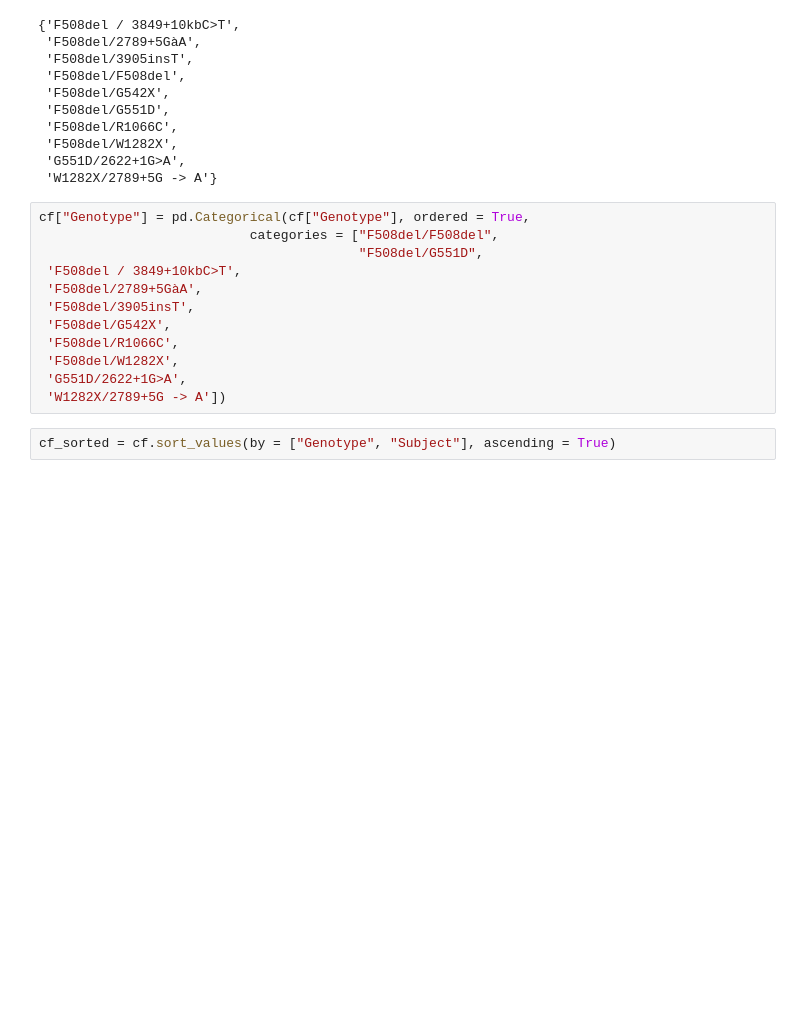
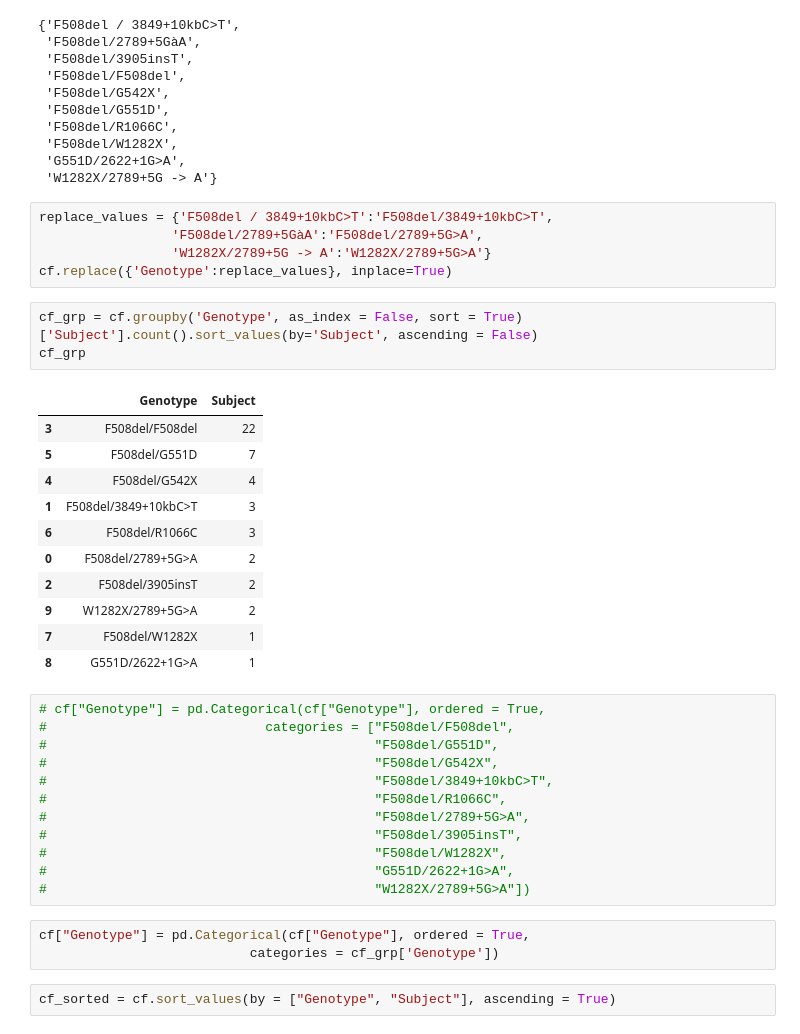
Before and after one commit to dinhtuanphan/MachineLearningForTherapies, a Jupyter notebook: CF.ipynb, the cells around one changed output. Cells and saved outputs as stored; diff of their text form; blank space fills up the shorter version.

```diff
--- a/CF.ipynb
+++ b/CF.ipynb
@@ -103,18 +87,41 @@ set(cf["Genotype"])
  'F508del/W1282X',
  'G551D/2622+1G>A',
  'W1282X/2789+5G -> A'}
+# %%
+replace_values = {'F508del / 3849+10kbC>T':'F508del/3849+10kbC>T',
+                 'F508del/2789+5GàA':'F508del/2789+5G>A',
+                 'W1282X/2789+5G -> A':'W1282X/2789+5G>A'}
+cf.replace({'Genotype':replace_values}, inplace=True)
+# %%
+cf_grp = cf.groupby('Genotype', as_index = False, sort = True)['Subject'].count().sort_values(by='Subject', ascending = False)
+cf_grp
+# %% [output]
+|  | Genotype | Subject |
+| 3 | F508del/F508del | 22 |
+| 5 | F508del/G551D | 7 |
+| 4 | F508del/G542X | 4 |
+| 1 | F508del/3849+10kbC>T | 3 |
+| 6 | F508del/R1066C | 3 |
+| 0 | F508del/2789+5G>A | 2 |
+| 2 | F508del/3905insT | 2 |
+| 9 | W1282X/2789+5G>A | 2 |
+| 7 | F508del/W1282X | 1 |
+| 8 | G551D/2622+1G>A | 1 |
 # %%
-cf["Genotype"] = pd.Categorical(cf["Genotype"], ordered = True,
-                           categories = ["F508del/F508del",
-                                         "F508del/G551D",
- 'F508del / 3849+10kbC>T',
- 'F508del/2789+5GàA',
- 'F508del/3905insT',
- 'F508del/G542X',
- 'F508del/R1066C',
- 'F508del/W1282X',
- 'G551D/2622+1G>A',
- 'W1282X/2789+5G -> A'])
+# cf["Genotype"] = pd.Categorical(cf["Genotype"], ordered = True,
+#                            categories = ["F508del/F508del",
+#                                          "F508del/G551D",
+#                                          "F508del/G542X",
+#                                          "F508del/3849+10kbC>T",
+#                                          "F508del/R1066C",
+#                                          "F508del/2789+5G>A",
+#                                          "F508del/3905insT",
+#                                          "F508del/W1282X",
+#                                          "G551D/2622+1G>A",
+#                                          "W1282X/2789+5G>A"])
+# %%
+cf["Genotype"] = pd.Categorical(cf["Genotype"], ordered = True,
+                           categories = cf_grp['Genotype'])
 # %%
 cf_sorted = cf.sort_values(by = ["Genotype", "Subject"], ascending = True)
 # %%
```
Also changed, not shown: parts of 8 cells of this notebook.
